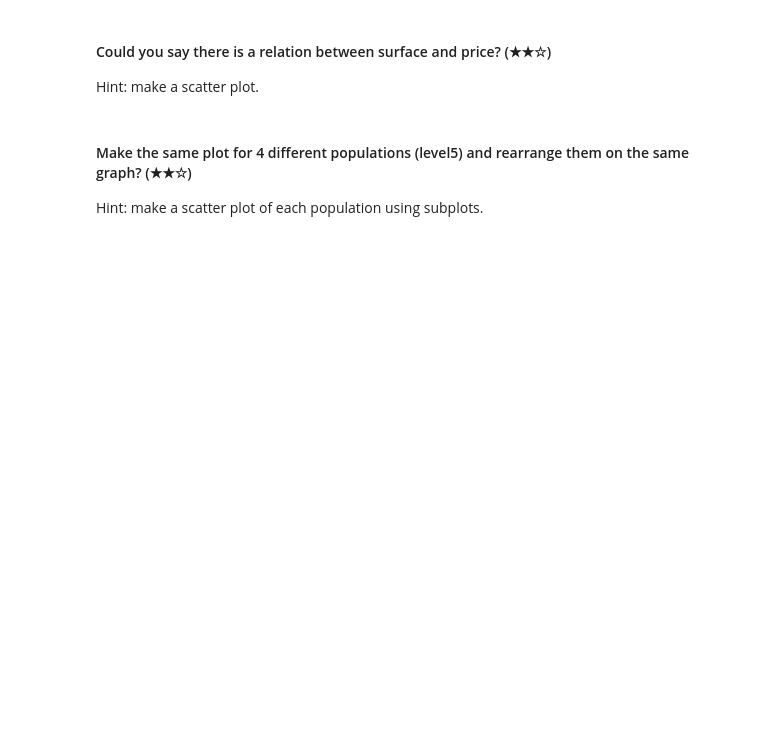
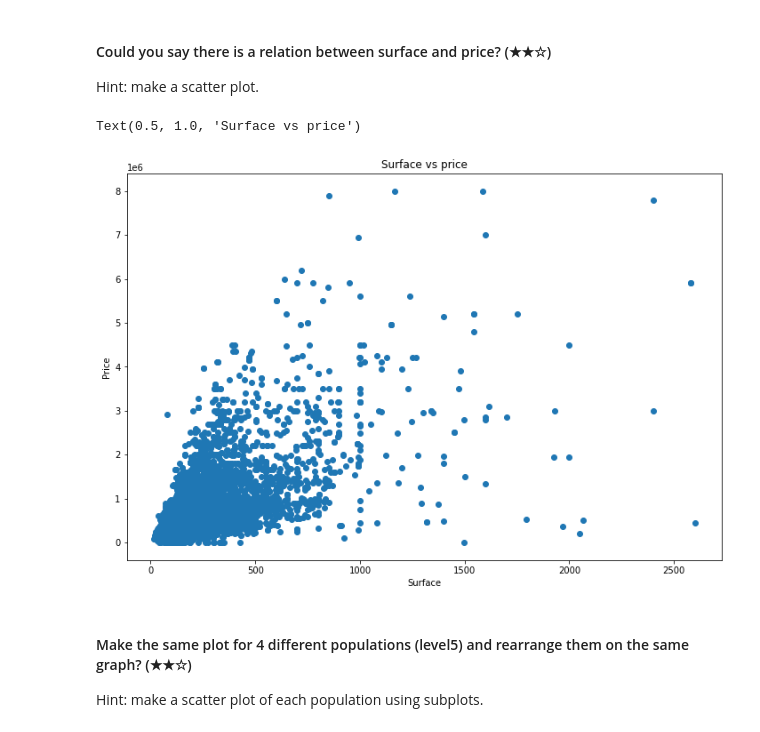
Before and after one commit to JuanAntonaccio/ProyectoFinPreWork, a Jupyter notebook: project.ipynb, the cells around one changed output. Drawn from its saved outputs; the diff is of its cells as text; code cells hidden in the pictures; blank space fills up the shorter version.

```diff
--- a/project.ipynb
+++ b/project.ipynb
@@ -178,3 +290,15 @@ map
 # %% [markdown]
 #### Could you say there is a relation between surface and price? (★★☆)
 Hint: make a scatter plot.
+# %%
+# Interpreto que en este caso pide usar el dataset completo
+# Establezco un valor máximo para la superficie ya que hay valores que se salen de lo normal
+ds_filtrado_por_superficie = df_datos[df_datos["surface"]<3000]
+plt.figure(figsize=(12,8))
+plt.scatter(ds_filtrado_por_superficie["surface"], ds_filtrado_por_superficie["price"])
+plt.xlabel("Surface")
+plt.ylabel("Price")
+plt.title("Surface vs price")
+# %% [output]
+Text(0.5, 1.0, 'Surface vs price')
+[figure, added]
```
Also changed, not shown: parts of 14 cells of this notebook.
